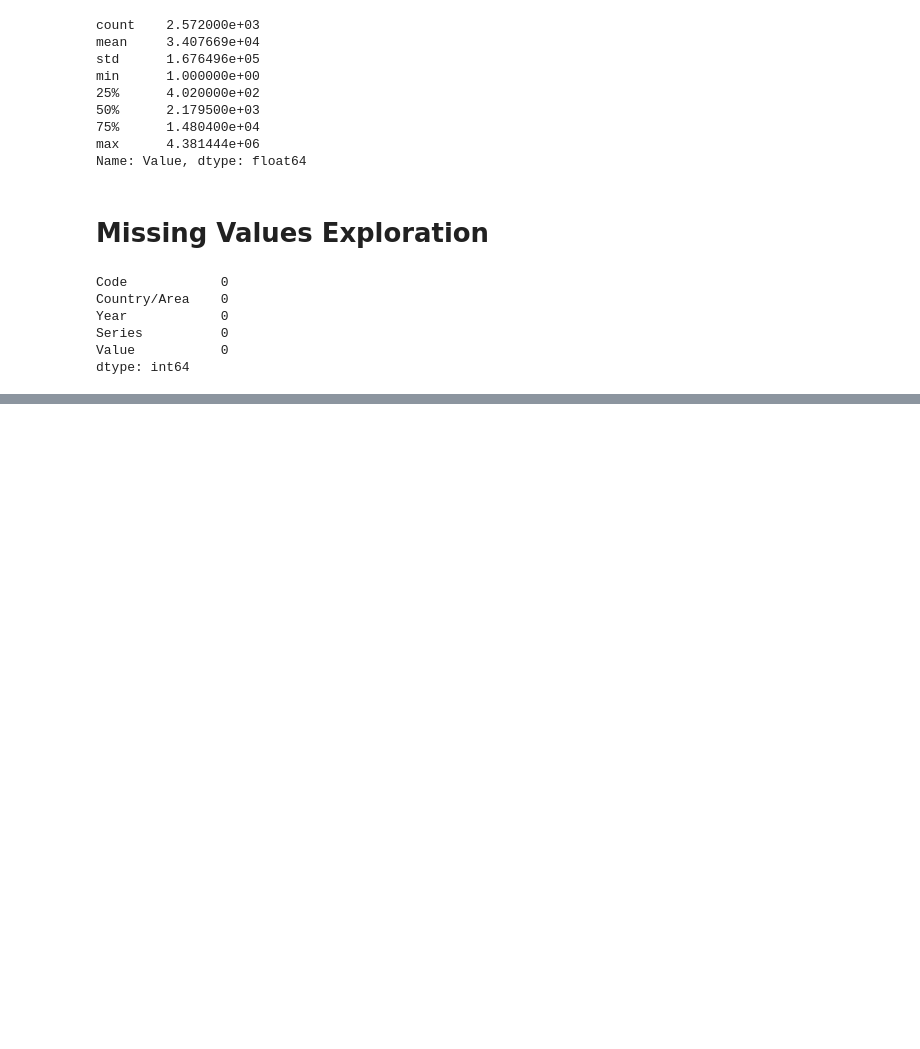
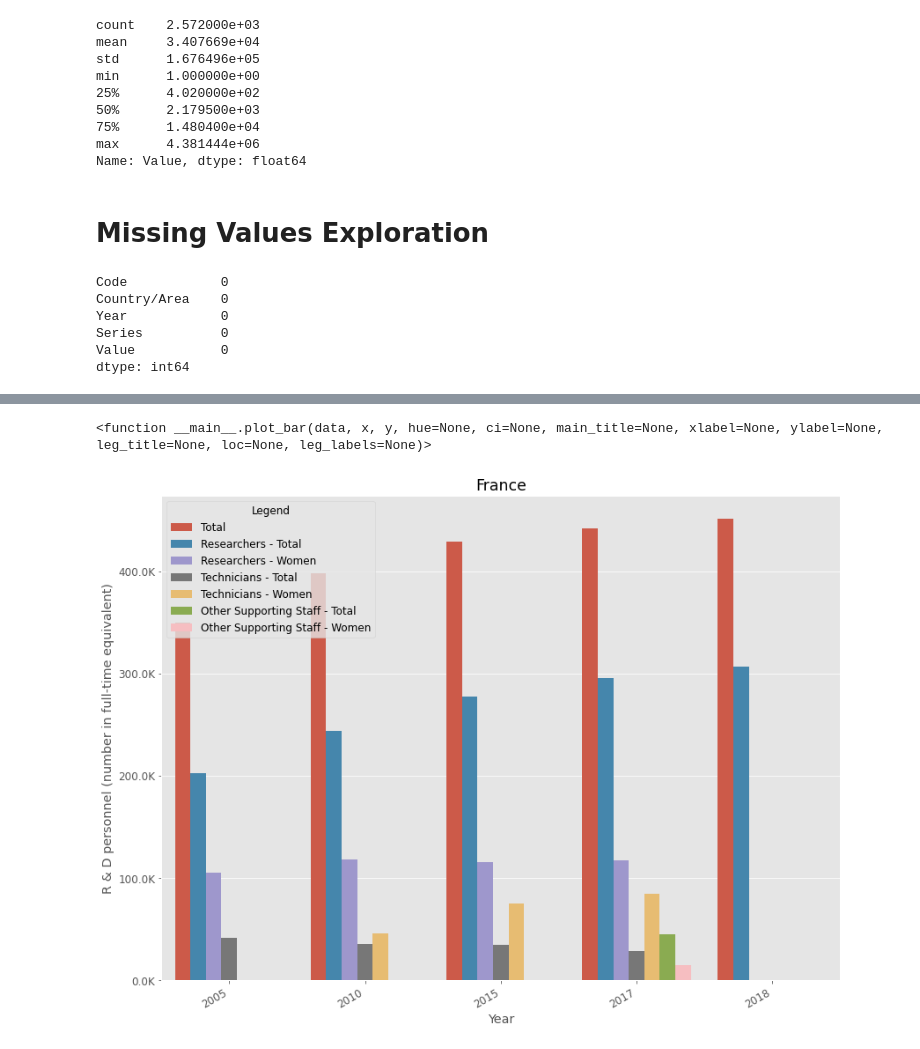
Before and after one commit to eldrigeampong/Data-Science, a Jupyter notebook: UN/Science and technology/project1.ipynb, the cells around one changed output, grey strips where cells are left out. Cells and saved outputs as stored; diff of their text form; code cells hidden in the pictures; blank space fills up the shorter version.

```diff
--- a/UN/Science and technology/project1.ipynb
+++ b/UN/Science and technology/project1.ipynb
@@ -223,0 +289,12 @@ dtype: int64
+# %%
+plot_bar(
+    data=df1_gpd_cnty.get_group('France'),
+    x='Year', y='Value',
+    hue='Series', ci=None,
+    main_title='France', xlabel='Year', ylabel='R & D personnel (number in full-time equivalent)',
+    leg_title='Legend', loc=2, leg_labels=['Total', 'Researchers - Total', 'Researchers - Women', 'Technicians - Total',
+                                           'Technicians - Women', 'Other Supporting Staff - Total', 'Other Supporting Staff - Women']
+)
+# %% [output]
+<function __main__.plot_bar(data, x, y, hue=None, ci=None, main_title=None, xlabel=None, ylabel=None, leg_title=None, loc=None, leg_labels=None)>
+[figure, added]
```
Also changed, not shown: parts of 7 cells of this notebook, 1 other file.
